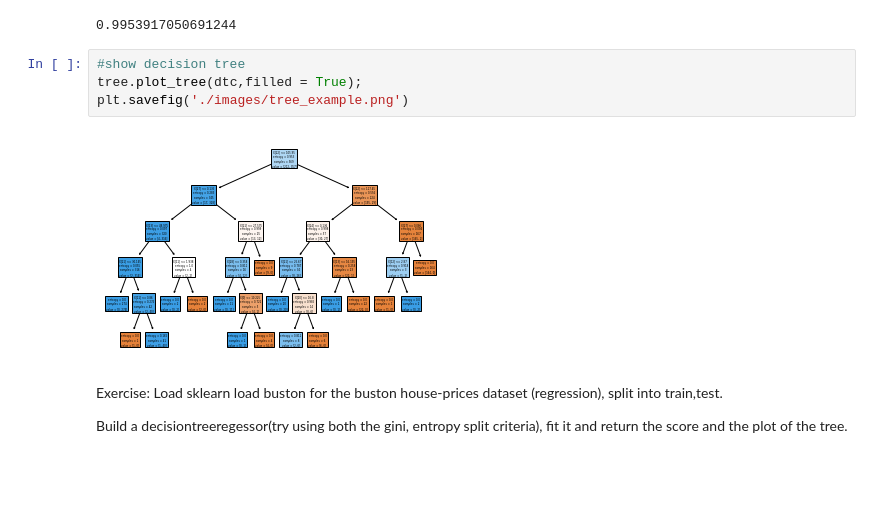
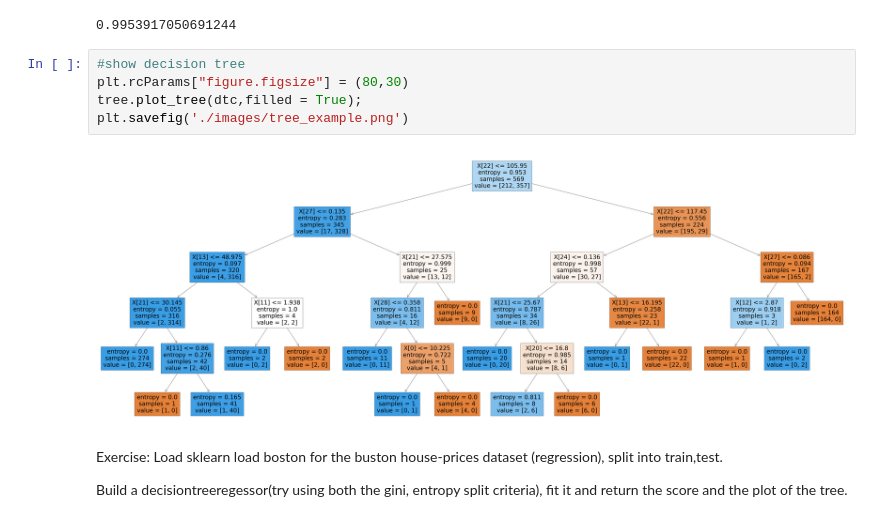
Before and after one commit to samsonafo/dsr-trees, a Jupyter notebook: decision-Trees.ipynb, the cells around one changed output. Drawn from its saved outputs; the diff is of its cells as text; blank space fills up the shorter version.

```diff
--- a/decision-Trees.ipynb
+++ b/decision-Trees.ipynb
@@ -151,11 +151,12 @@ f1_score(y_test,dtc.predict(X_test))
 0.9953917050691244
 # %%
 #show decision tree
+plt.rcParams["figure.figsize"] = (80,30)
 tree.plot_tree(dtc,filled = True);
 plt.savefig('./images/tree_example.png')
 # %% [output]
-[figure, old version]
+[figure, new version]
 # %% [markdown]
-Exercise: Load sklearn load buston for the buston house-prices dataset (regression), split into train,test.
+Exercise: Load sklearn load boston for the buston house-prices dataset (regression), split into train,test.
 
 Build a decisiontreeregessor(try using both the gini, entropy split criteria), fit it and return the score and the plot of the tree.
```
Also changed, not shown: parts of 1 cell of this notebook, 4 other files.
